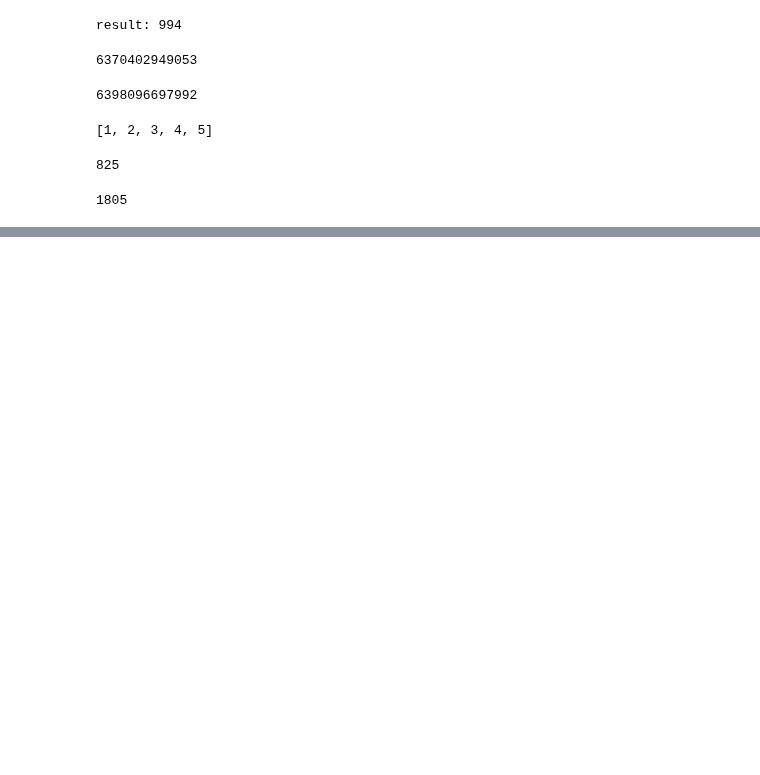
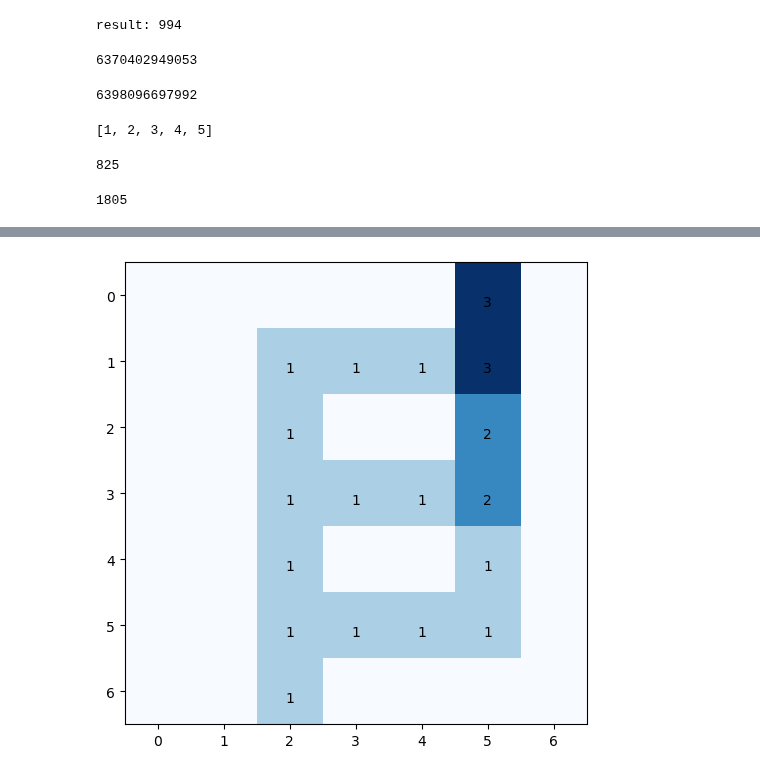
Before and after one commit to tanvirulz/funloop, a Jupyter notebook: AOC/AoC_2024.ipynb, the cells around one changed output, grey strips where cells are left out. Cells and saved outputs as stored; diff of their text form; code cells hidden in the pictures; blank space fills up the shorter version.

Commit message:
Path visualisation for Day10

```diff
--- a/AOC/AoC_2024.ipynb
+++ b/AOC/AoC_2024.ipynb
@@ -894,3 +895,85 @@ for ii in range(h):
 rating
 # %% [output]
 1805
+# %%
+import matplotlib.pyplot as plt
+import numpy as np
+%matplotlib inline
+
+# plt.figure(figsize=(16,16))
+# plt.imshow(N, cmap='Blues')
+
+# Day 10b: Hoof It
+
+
+myint = lambda n: int(n) if n.isdigit() else 12
+
+G = [ [myint(n) for n in list(line)] for line in open('data/10_test1.txt').read().splitlines()]
+# print(G)
+h = len(G)
+w = len(G[0])
+
+up = lambda i, j: (i,j) if i==0 else (i-1,j)
+down = lambda i,j: (i,j) if i==h-1 else (i+1,j)
+left = lambda i,j: (i,j) if j==0 else (i,j-1)
+right = lambda i,j: (i,j) if j==w-1 else (i,j+1)
+
+moves = [up,down,left,right]
+
+# dtoa = np.array()
+
+def valid(i,j,ni,nj):
+    return True if (G[ni][nj] - G[i][j]) == 1 else False
+
+
+rating = 0
+
+stop = False
+for ii in range(h):
+    if stop: break
+    for jj in range(w):
+        if G[ii][jj] == 0:
+            # print (f'head at {ii},{jj}')
+            st = {} #state
+            def dfs(i,j):
+
+                if (i,j) in st:
+                    return st[(i,j)]
+
+                if G[i][j] == 9:
+                    # rating +=1
+                    st[(i,j)] = 1
+                    return 1
+
+                v = 0
+                for m in moves:
+
+                    if valid(i,j,*m(i,j)):
+                        pc = dfs(*m(i,j))
+
+                        v += pc
+                st[(i,j)] = v
+
+                return v
+
+            rating += dfs(ii,jj)
+            A = np.zeros((h, w), dtype=np.uint8)
+
+
+            for i in range(A.shape[0]):
+                for j in range(A.shape[1]):
+                    A[i,j] = st.get((i,j),0)
+
+            plt.figure(figsize=(6,6))
+            plt.imshow(A, cmap='Blues')
+            for i in range(A.shape[0]):
+                for j in range(A.shape[1]):
+                    # A[i,j] = st.get((i,j),0)
+                    if A[i,j] == 0: continue
+                    plt.text(j, i, A[i, j], ha="center", va="top", color='black')
+            #stop = True
+            #break
+
+print(rating)
+A
+# %% [output]
@@ -896,0 +988 @@ rating
+[figure, added]
```
Also changed, not shown: parts of 2 cells of this notebook.
